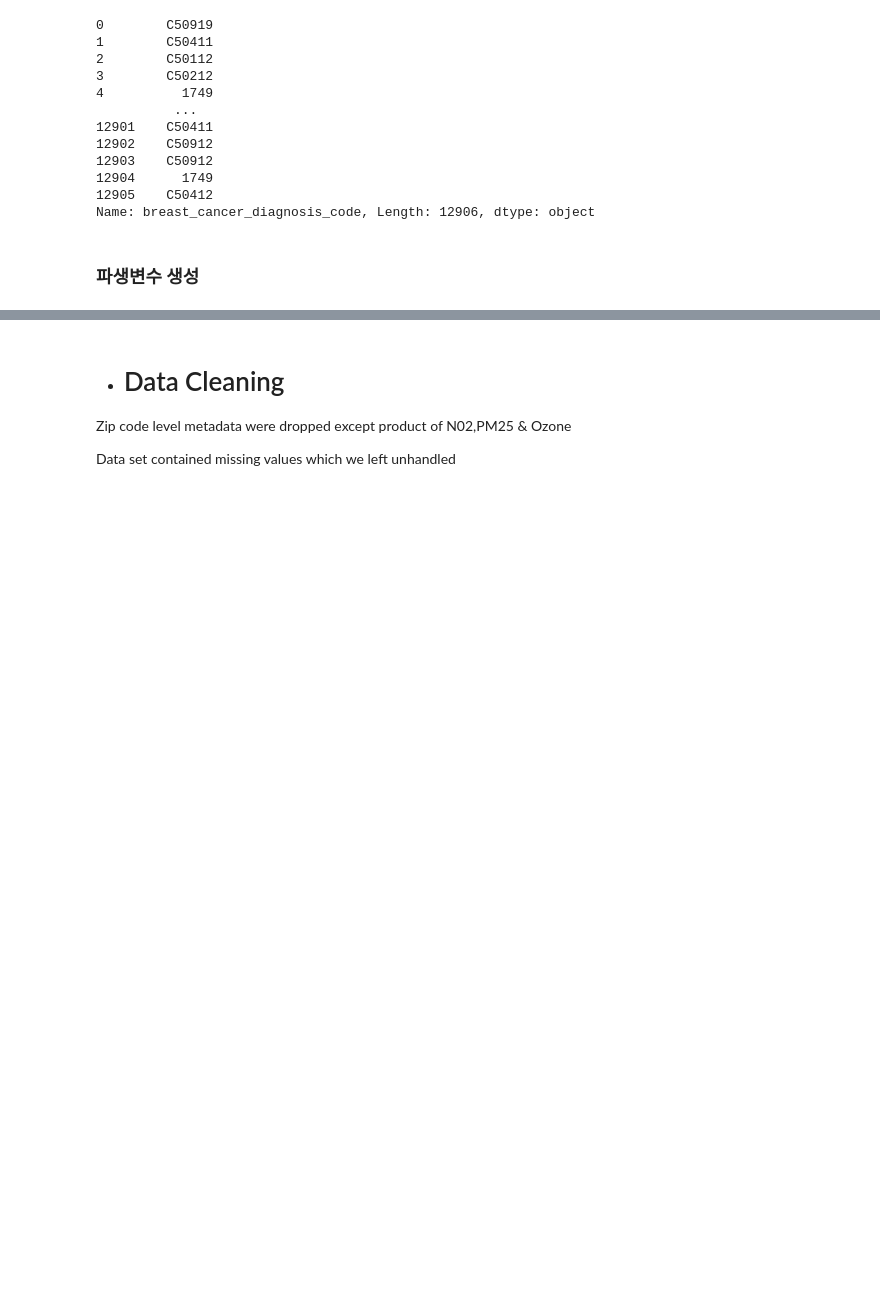
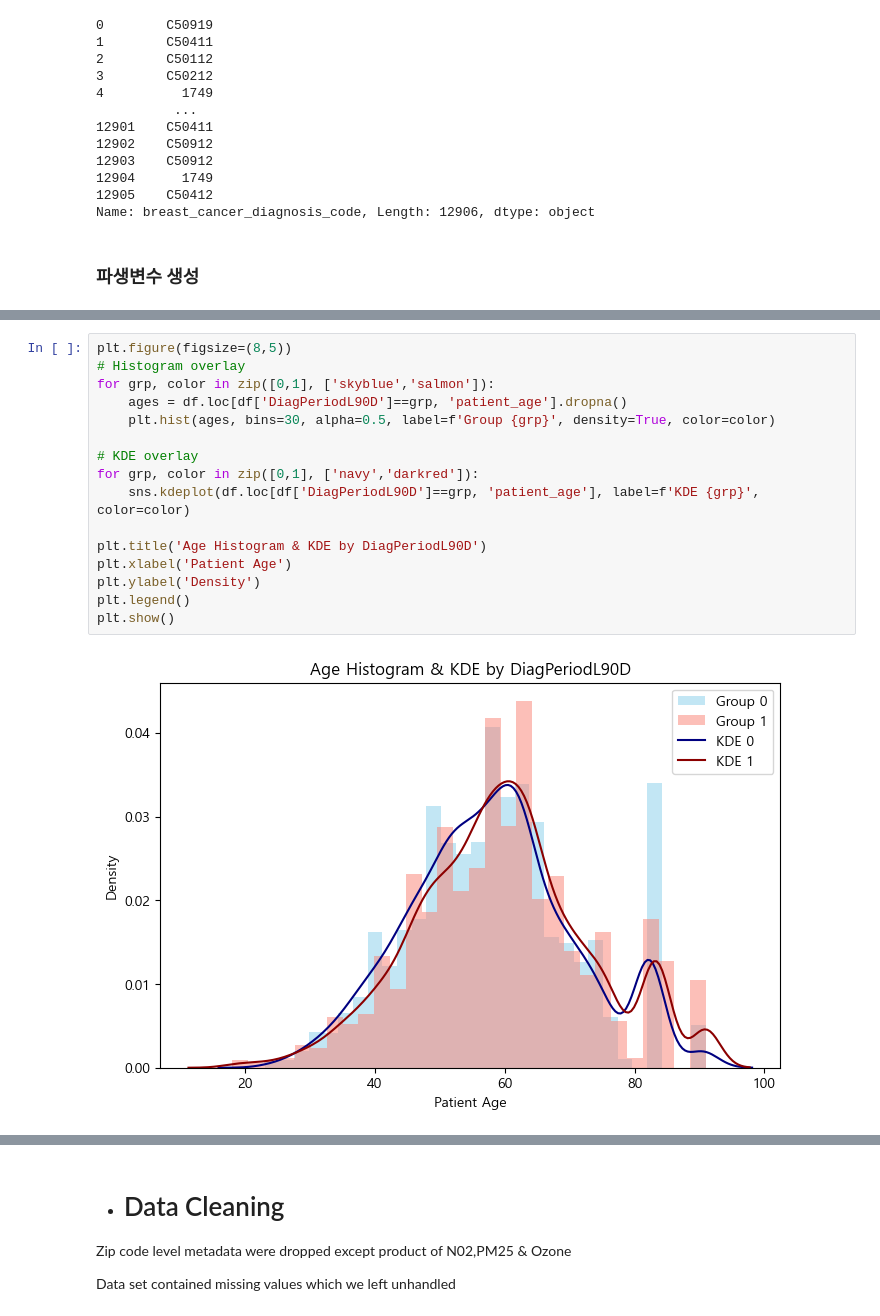
Before and after one commit to songchanho97/metastasis-date-prediction, a Jupyter notebook: 1st-place-wids.ipynb, the cells around one changed output, grey strips where cells are left out. Saved outputs shown, nothing was run; the diff lists cells and outputs as text; blank space fills up the shorter version.

```diff
--- a/1st-place-wids.ipynb
+++ b/1st-place-wids.ipynb
@@ -850,0 +929,18 @@ Name: breast_cancer_diagnosis_code, Length: 12906, dtype: object
+# %%
+plt.figure(figsize=(8,5))
+# Histogram overlay
+for grp, color in zip([0,1], ['skyblue','salmon']):
+    ages = df.loc[df['DiagPeriodL90D']==grp, 'patient_age'].dropna()
+    plt.hist(ages, bins=30, alpha=0.5, label=f'Group {grp}', density=True, color=color)
+
+# KDE overlay
+for grp, color in zip([0,1], ['navy','darkred']):
+    sns.kdeplot(df.loc[df['DiagPeriodL90D']==grp, 'patient_age'], label=f'KDE {grp}', color=color)
+
+plt.title('Age Histogram & KDE by DiagPeriodL90D')
+plt.xlabel('Patient Age')
+plt.ylabel('Density')
+plt.legend()
+plt.show()
+# %% [output]
+[figure, added]
```
Also changed, not shown: parts of 16 cells of this notebook.
